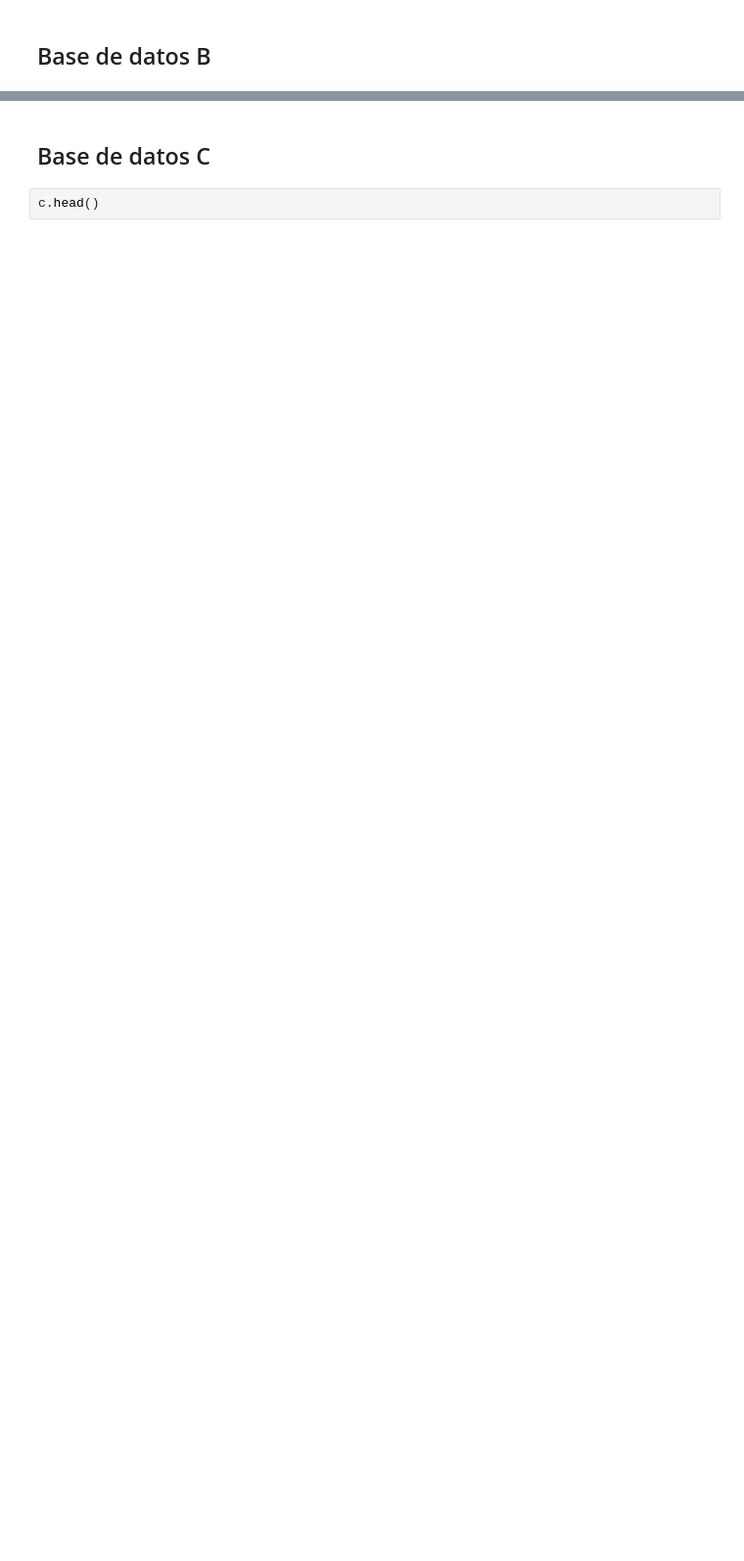
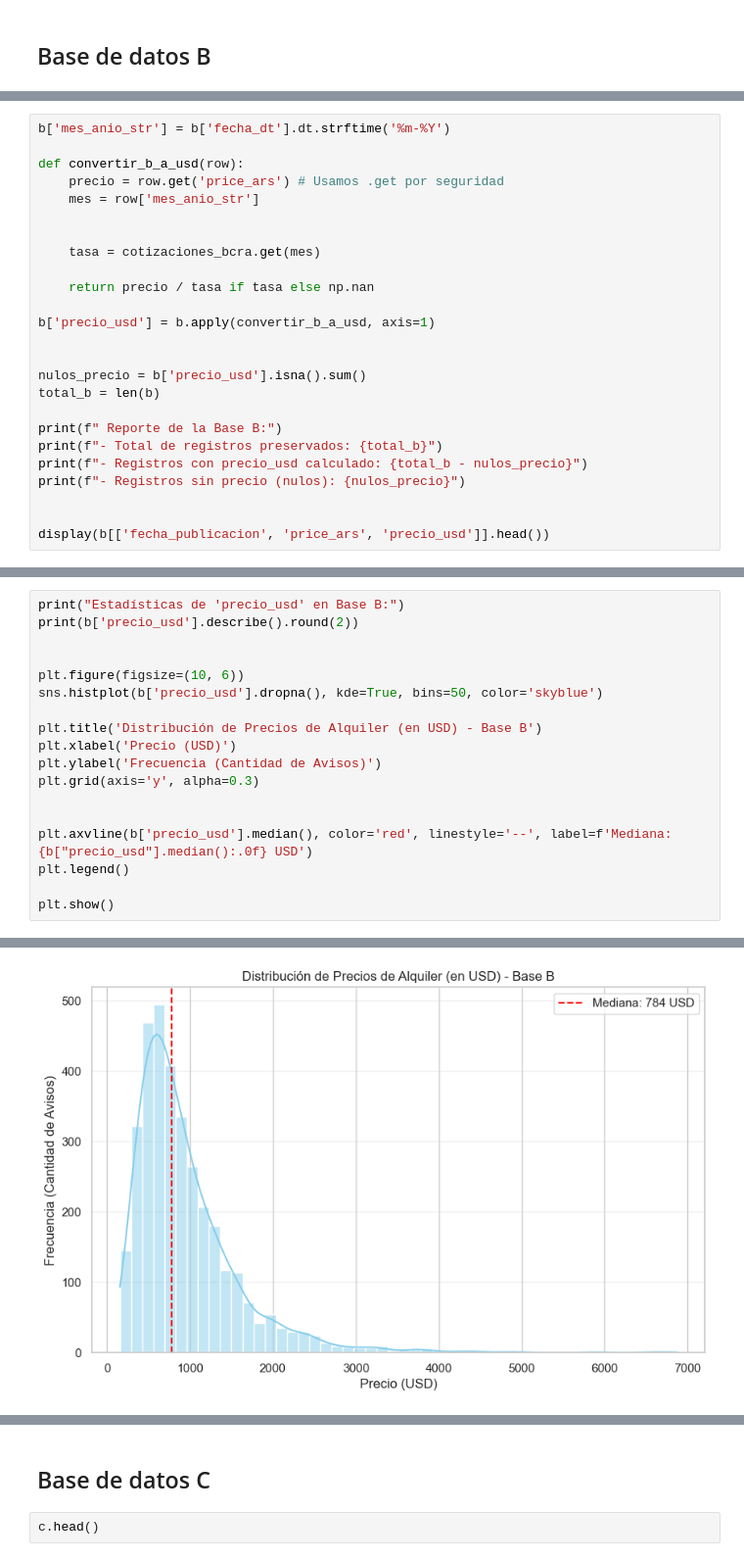
Before and after one commit to Belc-da/prueba-tecnica-ds-propiedata, a Jupyter notebook: notebooks/01_limpieza.ipynb, the cells around one changed output, grey strips where cells are left out. Shown at 98% size. Saved outputs shown, nothing was run; the diff lists cells and outputs as text; blank space fills up the shorter version.

Commit message:
Finalización de Limpieza de bases A y B más unificación de bases

```diff
--- a/notebooks/01_limpieza.ipynb
+++ b/notebooks/01_limpieza.ipynb
@@ -655,0 +942,25 @@ memory usage: 672.9 KB
+# %%
+b['mes_anio_str'] = b['fecha_dt'].dt.strftime('%m-%Y')
+
+def convertir_b_a_usd(row):
+    precio = row.get('price_ars') # Usamos .get por seguridad
+    mes = row['mes_anio_str']
+
+
+    tasa = cotizaciones_bcra.get(mes)
+
+    return precio / tasa if tasa else np.nan
+
+b['precio_usd'] = b.apply(convertir_b_a_usd, axis=1)
+
+
+nulos_precio = b['precio_usd'].isna().sum()
+total_b = len(b)
+
+print(f" Reporte de la Base B:")
+print(f"- Total de registros preservados: {total_b}")
+print(f"- Registros con precio_usd calculado: {total_b - nulos_precio}")
+print(f"- Registros sin precio (nulos): {nulos_precio}")
+
+
+display(b[['fecha_publicacion', 'price_ars', 'precio_usd']].head())
@@ -655,0 +978,19 @@ memory usage: 672.9 KB
+# %%
+print("Estadísticas de 'precio_usd' en Base B:")
+print(b['precio_usd'].describe().round(2))
+
+
+plt.figure(figsize=(10, 6))
+sns.histplot(b['precio_usd'].dropna(), kde=True, bins=50, color='skyblue')
+
+plt.title('Distribución de Precios de Alquiler (en USD) - Base B')
+plt.xlabel('Precio (USD)')
+plt.ylabel('Frecuencia (Cantidad de Avisos)')
+plt.grid(axis='y', alpha=0.3)
+
+
+plt.axvline(b['precio_usd'].median(), color='red', linestyle='--', label=f'Mediana: {b["precio_usd"].median():.0f} USD')
+plt.legend()
+
+plt.show()
+# %% [output]
@@ -655,0 +1007 @@ memory usage: 672.9 KB
+[figure, added]
```
Also changed, not shown: parts of 52 cells of this notebook, 1 other file.
